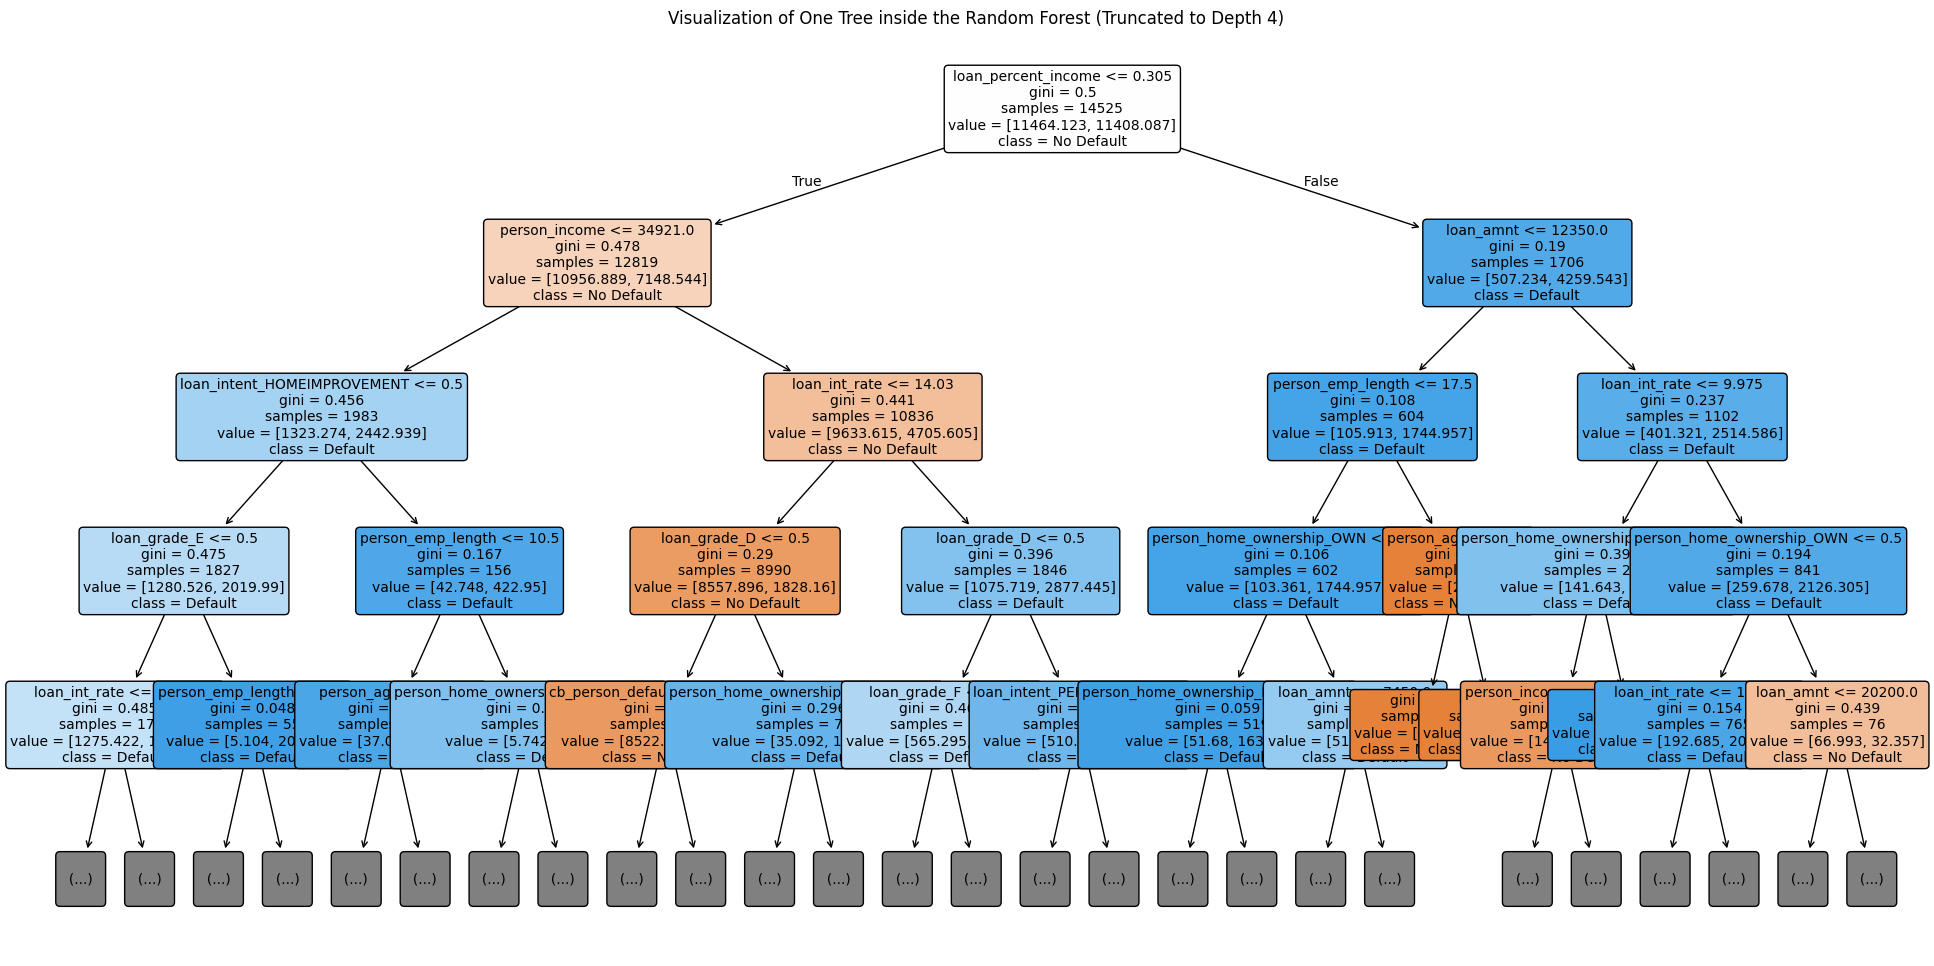
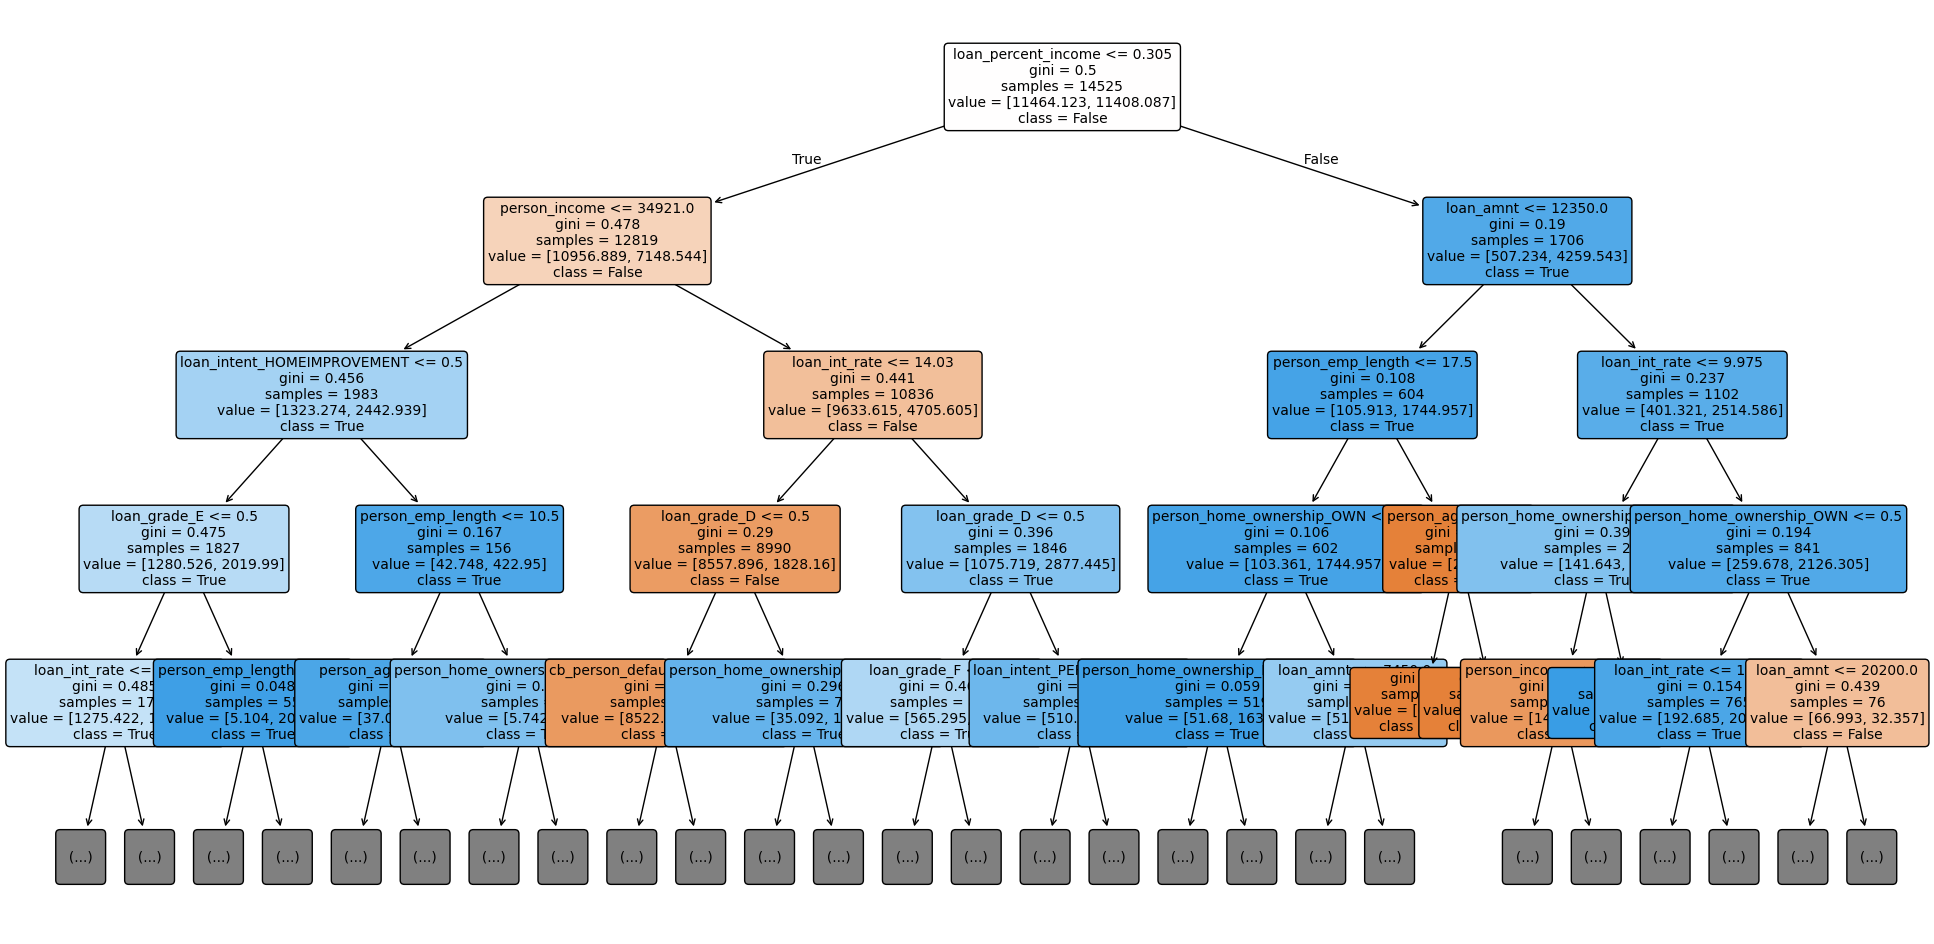
Unified diff of the notebook cell whose output changed from the first chart to the second:
--- before
+++ after
@@ -4,9 +4,8 @@
 plot_tree(first_tree, 
           feature_names=X.columns, 
-          class_names=["No Default", "Default"], 
+          class_names=["False", "True"], 
           filled=True, 
           rounded=True, 
           max_depth=4, 
           fontsize=10)
-plt.title("Visualization of One Tree inside the Random Forest (Truncated to Depth 4)")
 plt.show()

Commit: added stacking and updated metric